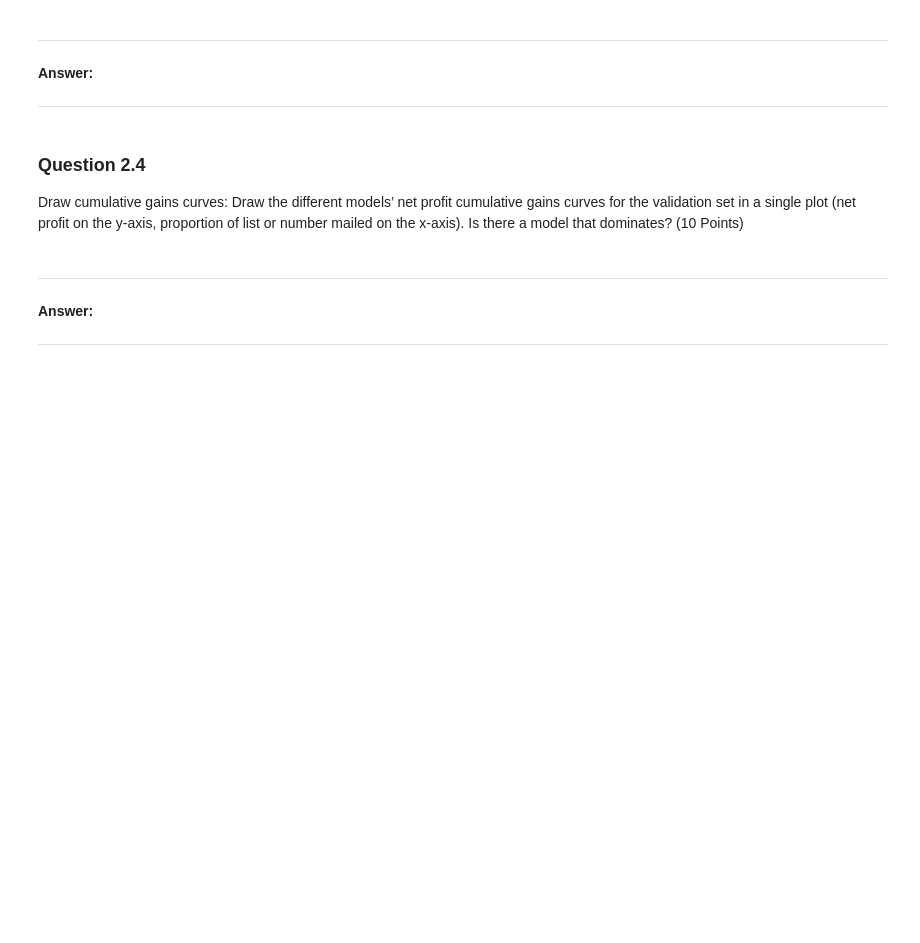
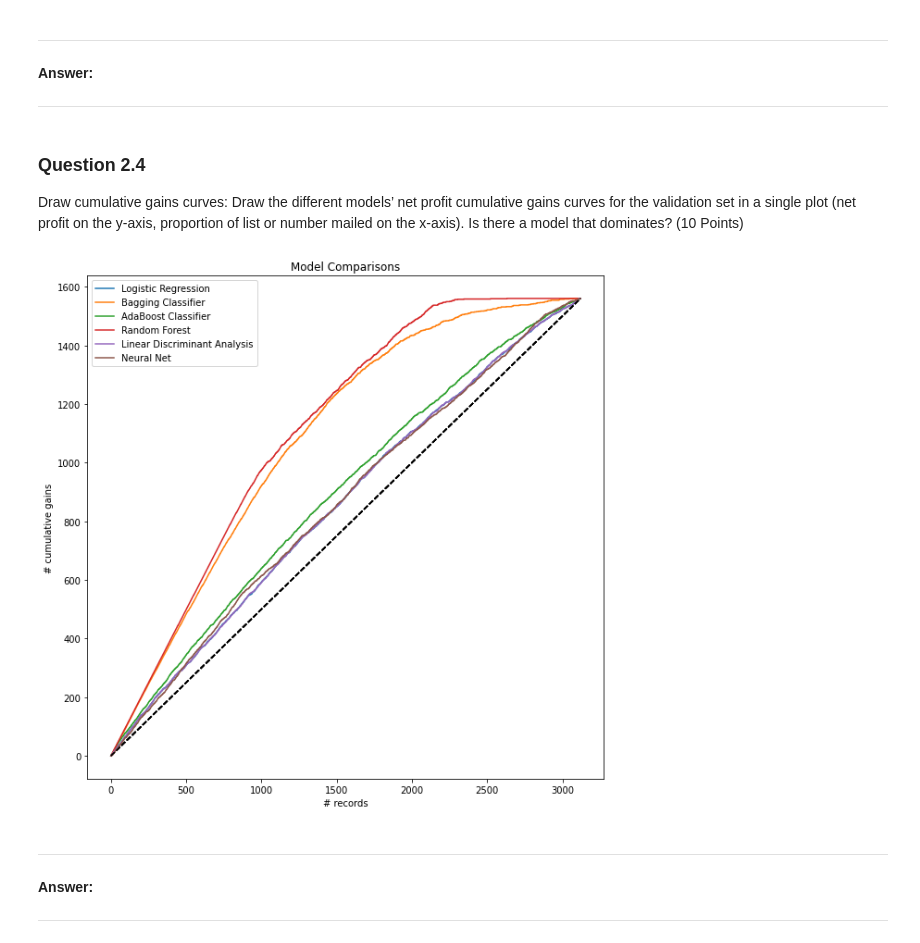
Before and after one commit to zachfreitas/ADS_505_Applied_Data_Sci_for_Business-, a Jupyter notebook: Module_4/Assignment_4/Assignment_4.ipynb, the cells around one changed output. Cells and saved outputs as stored; diff of their text form; code cells hidden in the pictures; blank space fills up the shorter version.

```diff
--- a/Module_4/Assignment_4/Assignment_4.ipynb
+++ b/Module_4/Assignment_4/Assignment_4.ipynb
@@ -346,10 +361,10 @@ def gains_data_prep(df_org, model, X=X, orig_response_rate = 0.051, new_rr = 0.5
   rr = response_rate
   scoreAnalysis['donationProbability'] = model.predict_proba(X_norm)[:,1]
   scoreAnalysis['avg_profit'] = avg_profit
-  scoreAnalysis['test'] = avg_profit/(new_rr/orig_response_rate) * scoreAnalysis['actual']
+  # scoreAnalysis['test'] = avg_profit/(new_rr/orig_response_rate) * scoreAnalysis['actual']
   scoreAnalysis['adjustedSpendingPrediction'] = response_rate * scoreAnalysis['avg_profit']
   scoreAnalysis['expectedSpending'] = scoreAnalysis['donationProbability'] * scoreAnalysis['adjustedSpendingPrediction']
-  scoreAnalysis = scoreAnalysis.sort_values(by=['expectedSpending'], ascending=False)
+  scoreAnalysis = scoreAnalysis.sort_values(by=['donationProbability'], ascending=False)
   return scoreAnalysis
 
 # Get Analysis
@@ -440,13 +408,18 @@ plt.show()
 Draw cumulative gains curves: Draw the different models’ net profit cumulative gains curves for the validation set in a single plot (net profit on the y-axis, proportion of list or number mailed on the x-axis). Is there a model that dominates? (10 Points)
 # %%
 # Plot
-ax = gainsChart(lr_result.actual, label='Logistic Regression Model', color='C0', figsize=[10, 10])
-ax = gainsChart(knn_result.actual, label='KNN Model', color='C1', ax=ax)
-ax = gainsChart(rf_result.actual, label='Random Forest Model', color='C2', ax=ax)
+ax = gainsChart(lr_scoreAnalysis.actual, label='Logistic Regression', color='C0', figsize=[10, 10])
+ax = gainsChart(bc_scoreAnalysis.actual, label='Bagging Classifier', color='C1', ax=ax)
+ax = gainsChart(ada_scoreAnalysis.actual, label='AdaBoost Classifier', color='C2', ax=ax)
+ax = gainsChart(rf_scoreAnalysis.actual, label='Random Forest', color='C3', ax=ax)
+ax = gainsChart(lda_scoreAnalysis.actual, label='Linear Discriminant Analysis', color='C4', ax=ax)
+ax = gainsChart(nn_scoreAnalysis.actual, label='Neural Net', color='C5', ax=ax)
 ax.legend()
 ax.set_title('Model Comparisons')
 
 plt.show()
+# %% [output]
+[figure, added]
 # %% [markdown]
 ---
 **Answer:** <br>
```
Also changed, not shown: parts of 10 cells of this notebook.
